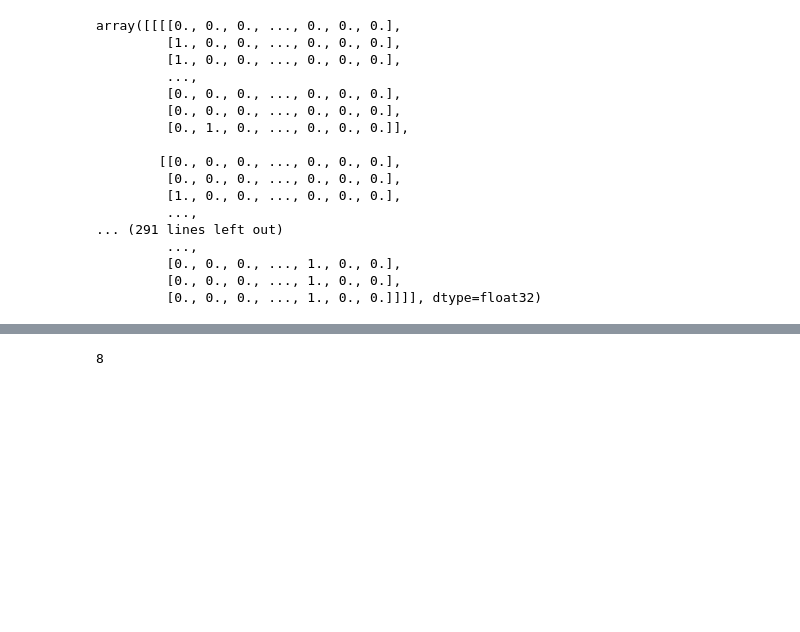
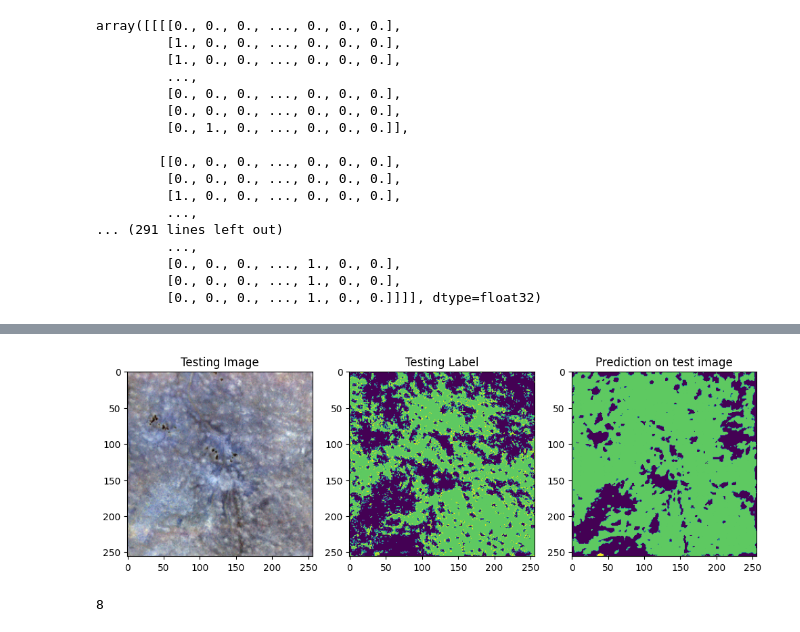
Before and after one commit to mightyMarabu/jupyter_notebooks, a Jupyter notebook: u_net.ipynb, the cells around one changed output, grey strips where cells are left out. Cells and saved outputs as stored; diff of their text form; code cells hidden in the pictures; blank space fills up the shorter version.

```diff
--- a/u_net.ipynb
+++ b/u_net.ipynb
@@ -427,0 +460,19 @@ history2=model_resnet_backbone.fit(X_train_prepr,
+# %%
+##################################
+from keras.models import load_model
+model = load_model("models/satellite_standard_unet_100epochs.hdf5",
+                   custom_objects={'dice_loss_plus_2focal_loss': total_loss,
+                                   'jacard_coef':jacard_coef})
+
+#IOU
+y_pred=model.predict(X_test)
+y_pred_argmax=np.argmax(y_pred, axis=3)
+y_test_argmax=np.argmax(y_test, axis=3)
+
+
+#Using built in keras function for IoU
+from keras.metrics import MeanIoU
+n_classes = 10
+IOU_keras = MeanIoU(num_classes=n_classes)
+IOU_keras.update_state(y_test_argmax, y_pred_argmax)
+print("Mean IoU =", IOU_keras.result().numpy())
@@ -427,0 +482,25 @@ history2=model_resnet_backbone.fit(X_train_prepr,
+# %%
+#Predict on a few images
+
+import random
+test_img_number = random.randint(0, len(X_test))
+test_img = X_test[test_img_number]
+ground_truth=y_test_argmax[test_img_number]
+#test_img_norm=test_img[:,:,0][:,:,None]
+test_img_input=np.expand_dims(test_img, 0)
+prediction = (model.predict(test_img_input))
+predicted_img=np.argmax(prediction, axis=3)[0,:,:]
+
+
+plt.figure(figsize=(12, 8))
+plt.subplot(231)
+plt.title('Testing Image')
+plt.imshow(test_img)
+plt.subplot(232)
+plt.title('Testing Label')
+plt.imshow(ground_truth)
+plt.subplot(233)
+plt.title('Prediction on test image')
+plt.imshow(predicted_img)
+plt.show()
+# %% [output]
@@ -428,3 +508,4 @@ history2=model_resnet_backbone.fit(X_train_prepr,
+[figure, added]
 # %%
 #test area
 n_classes = len(np.unique(labels))
```
Also changed, not shown: parts of 11 cells of this notebook, 1 other file.
